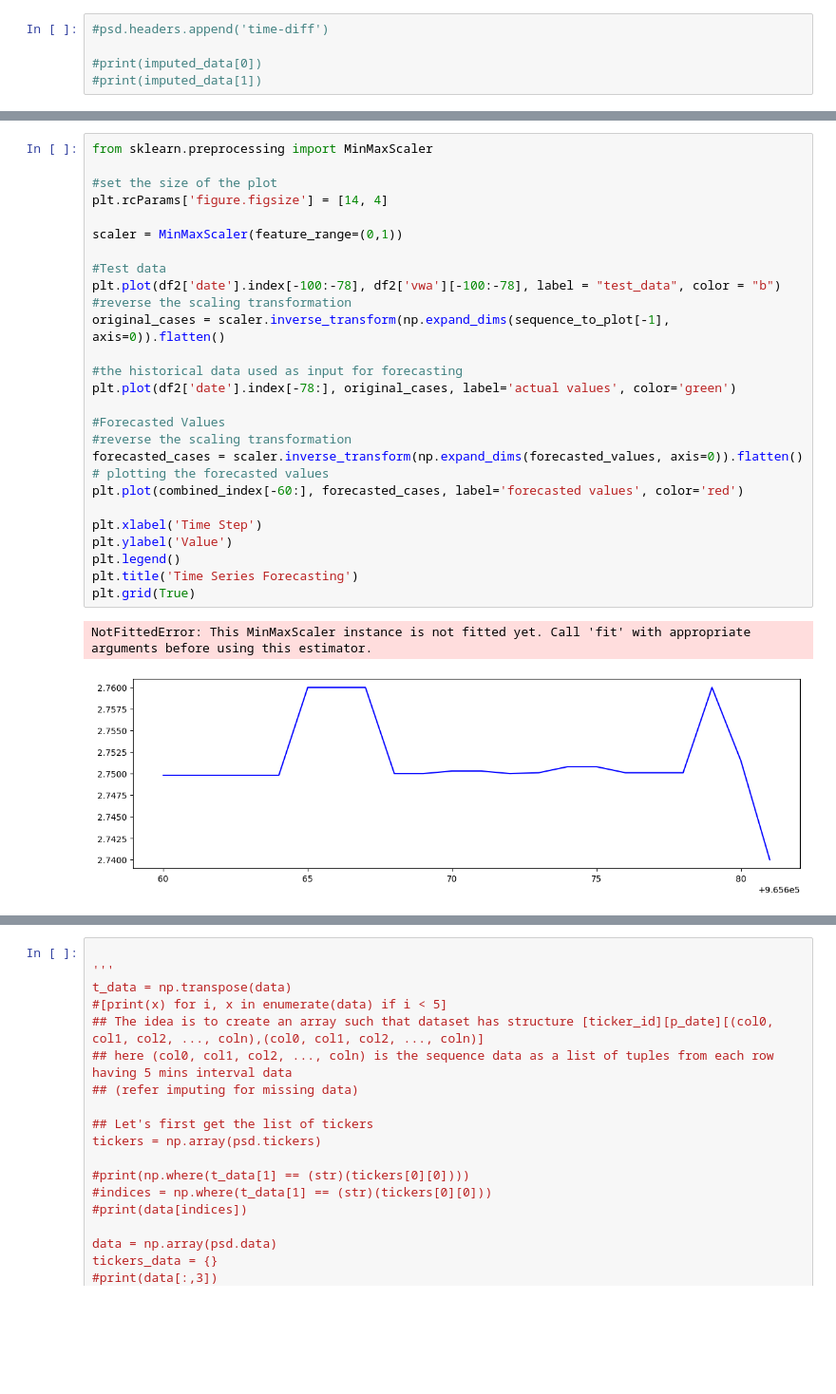
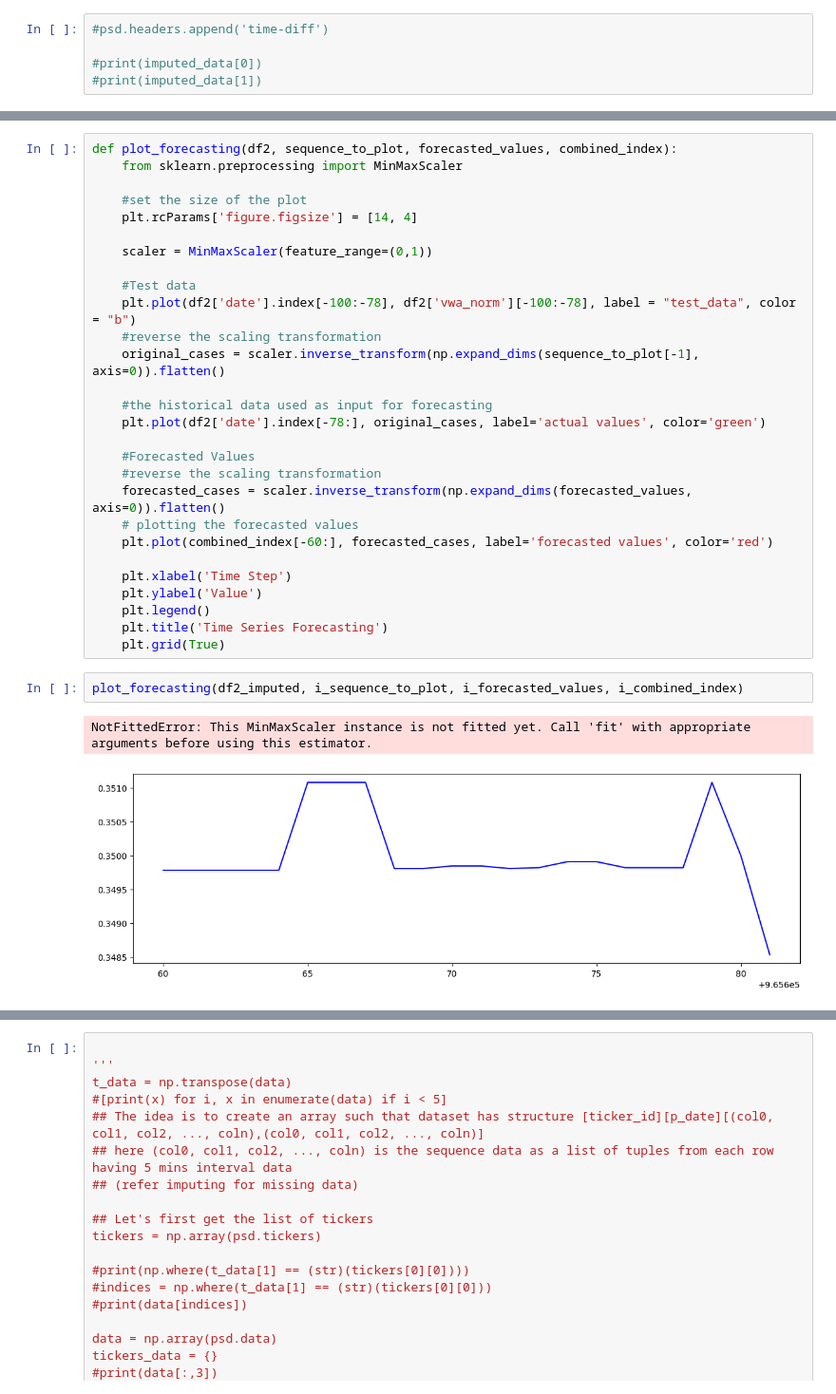
Before and after one commit to CSE-115-UCSC/penny-stock-lstm, a Jupyter notebook: PennyStockDataTest.ipynb, the cells around one changed output, grey strips where cells are left out. Shown at 95% size. Saved outputs shown, nothing was run; the diff lists cells and outputs as text; blank space fills up the shorter version.

```diff
--- a/PennyStockDataTest.ipynb
+++ b/PennyStockDataTest.ipynb
@@ -478,30 +609,33 @@ combined_index = df2['date'].index.append(future_dates)
 # %%
-from sklearn.preprocessing import MinMaxScaler
+def plot_forecasting(df2, sequence_to_plot, forecasted_values, combined_index):
+    from sklearn.preprocessing import MinMaxScaler
 
-#set the size of the plot
-plt.rcParams['figure.figsize'] = [14, 4]
+    #set the size of the plot
+    plt.rcParams['figure.figsize'] = [14, 4]
 
-scaler = MinMaxScaler(feature_range=(0,1))
+    scaler = MinMaxScaler(feature_range=(0,1))
 
-#Test data
-plt.plot(df2['date'].index[-100:-78], df2['vwa'][-100:-78], label = "test_data", color = "b")
-#reverse the scaling transformation
-original_cases = scaler.inverse_transform(np.expand_dims(sequence_to_plot[-1], axis=0)).flatten()
+    #Test data
+    plt.plot(df2['date'].index[-100:-78], df2['vwa_norm'][-100:-78], label = "test_data", color = "b")
+    #reverse the scaling transformation
+    original_cases = scaler.inverse_transform(np.expand_dims(sequence_to_plot[-1], axis=0)).flatten()
 
-#the historical data used as input for forecasting
-plt.plot(df2['date'].index[-78:], original_cases, label='actual values', color='green')
+    #the historical data used as input for forecasting
+    plt.plot(df2['date'].index[-78:], original_cases, label='actual values', color='green')
 
-#Forecasted Values
-#reverse the scaling transformation
-forecasted_cases = scaler.inverse_transform(np.expand_dims(forecasted_values, axis=0)).flatten()
-# plotting the forecasted values
-plt.plot(combined_index[-60:], forecasted_cases, label='forecasted values', color='red')
+    #Forecasted Values
+    #reverse the scaling transformation
+    forecasted_cases = scaler.inverse_transform(np.expand_dims(forecasted_values, axis=0)).flatten()
+    # plotting the forecasted values
+    plt.plot(combined_index[-60:], forecasted_cases, label='forecasted values', color='red')
 
-plt.xlabel('Time Step')
-plt.ylabel('Value')
-plt.legend()
-plt.title('Time Series Forecasting')
-plt.grid(True)
+    plt.xlabel('Time Step')
+    plt.ylabel('Value')
+    plt.legend()
+    plt.title('Time Series Forecasting')
+    plt.grid(True)
-# %% [output]
-NotFittedError: This MinMaxScaler instance is not fitted yet. Call 'fit' with appropriate arguments before using this estimator.
-[figure, removed]
+# %%
+plot_forecasting(df2_imputed, i_sequence_to_plot, i_forecasted_values, i_combined_index)
+# %% [output]
+NotFittedError: This MinMaxScaler instance is not fitted yet. Call 'fit' with appropriate arguments before using this estimator.
+[figure, added]
```
Also changed, not shown: parts of 30 cells of this notebook, 4 other files.
